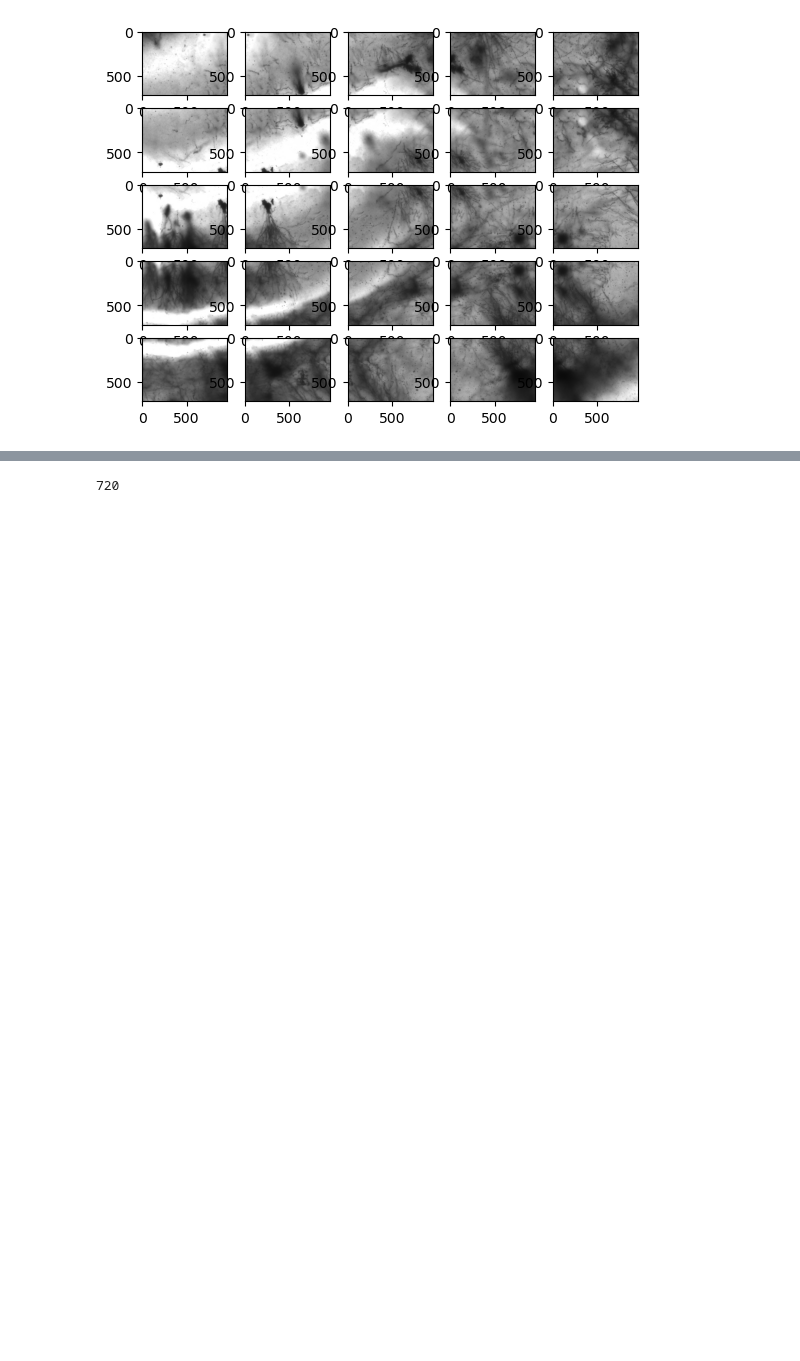
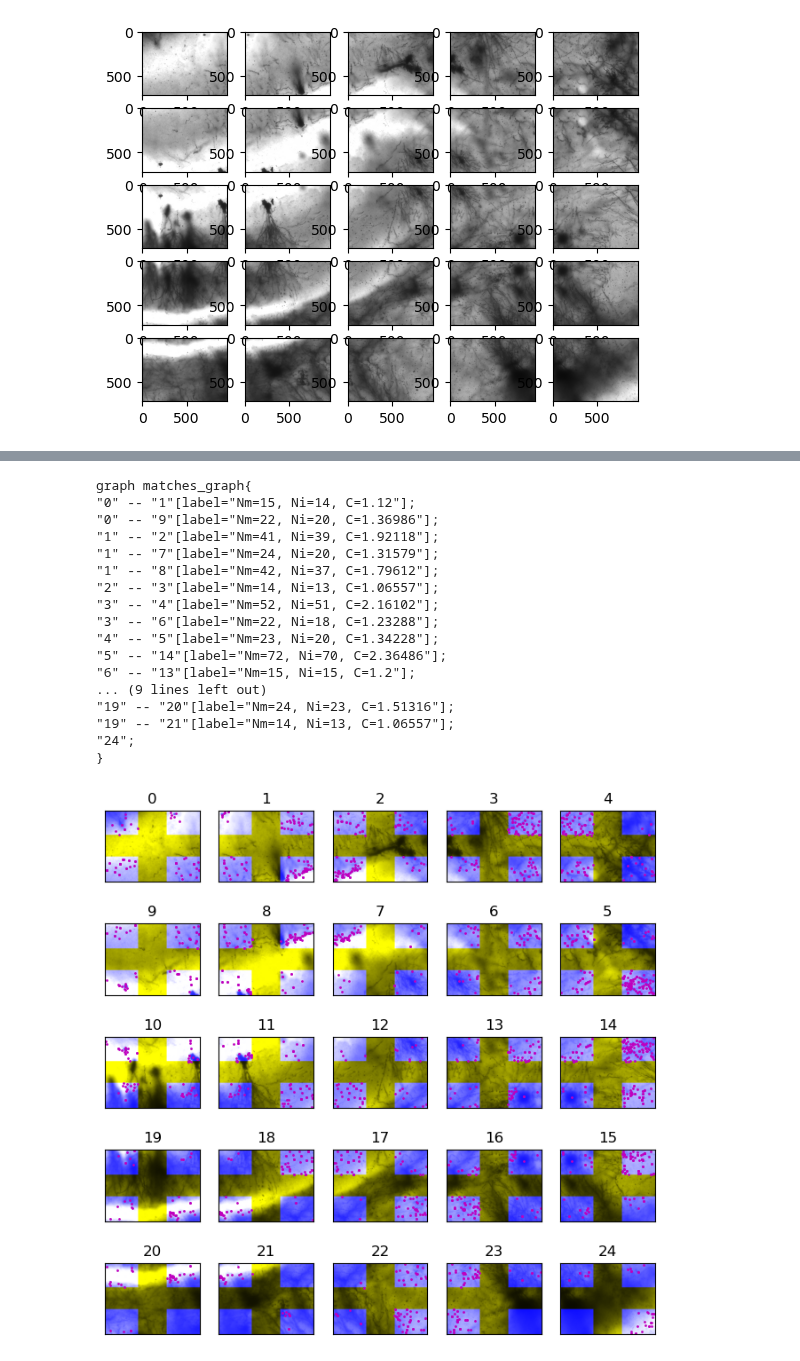
Before and after one commit to dtabuena/Workshop, a Jupyter notebook: Image/Test_Stitch.ipynb, the cells around one changed output, grey strips where cells are left out. Cells and saved outputs as stored; diff of their text form; code cells hidden in the pictures; blank space fills up the shorter version.

```diff
--- a/Image/Test_Stitch.ipynb
+++ b/Image/Test_Stitch.ipynb
@@ -178,5 +90,63 @@ plt.show()
-# %%
-image2.shape[1]
-image2.shape[0]
-# %% [output]
-720
+# %%
+subset = image_data_list
+# %%
+from stitching.images import Images
+img = Images.of(subset, medium_megapix=0.96, low_megapix=0.1, final_megapix=-1)
+medium_imgs = list(img.resize(Images.Resolution.MEDIUM))
+subset = medium_imgs
+
+from stitching.feature_detector import FeatureDetector
+finder = FeatureDetector(detector='sift', nfeatures=500)
+
+features = [finder.detect_features(img, plus_mask(img,n=.35) ) for img in subset]
+
+from stitching.feature_matcher import FeatureMatcher
+matcher = FeatureMatcher()
+matches = matcher.match_features(features)
+matcher.get_confidence_matrix(matches)
+conf_mat = matcher.get_confidence_matrix(matches)
+
+fig,ax=plt.subplots(5,5,figsize=(8,8))
+ax = ax.flatten()
+for i,(img,feat) in enumerate(zip(subset,features)):
+    img_h = img.copy()
+    img_h[:,:,2] = plus_mask(img,n=.35)*255
+    ax[order[i]].imshow(img_h)
+    ax[order[i]].set_xticks([])
+    ax[order[i]].set_yticks([])
+    for k in feat.keypoints:
+        ax[order[i]].scatter(k.pt[0],k.pt[1],s=1,color='m')
+        ax[order[i]].set_title(i)
+
+
+conf_mat = matcher.get_confidence_matrix(matches)
+conf_mat[conf_mat==0]=np.nan
+fig,ax=plt.subplots(1,figsize=(5,5))
+cb=ax.imshow(conf_mat)
+plt.colorbar(cb)
+ax.grid('on')
+np.nanmin(conf_mat,1)
+
+from stitching.subsetter import Subsetter
+subsetter = Subsetter()
+dot_notation = subsetter.get_matches_graph([str(i) for i in range(25)], matches)
+print(dot_notation)
+# %% [output]
+graph matches_graph{
+"0" -- "1"[label="Nm=15, Ni=14, C=1.12"];
+"0" -- "9"[label="Nm=22, Ni=20, C=1.36986"];
+"1" -- "2"[label="Nm=41, Ni=39, C=1.92118"];
+"1" -- "7"[label="Nm=24, Ni=20, C=1.31579"];
+"1" -- "8"[label="Nm=42, Ni=37, C=1.79612"];
+"2" -- "3"[label="Nm=14, Ni=13, C=1.06557"];
+"3" -- "4"[label="Nm=52, Ni=51, C=2.16102"];
+"3" -- "6"[label="Nm=22, Ni=18, C=1.23288"];
+"4" -- "5"[label="Nm=23, Ni=20, C=1.34228"];
+"5" -- "14"[label="Nm=72, Ni=70, C=2.36486"];
+"6" -- "13"[label="Nm=15, Ni=15, C=1.2"];
+... (9 lines left out)
+"19" -- "20"[label="Nm=24, Ni=23, C=1.51316"];
+"19" -- "21"[label="Nm=14, Ni=13, C=1.06557"];
+"24";
+}
+[figure, added]
```
Also changed, not shown: parts of 14 cells of this notebook.
